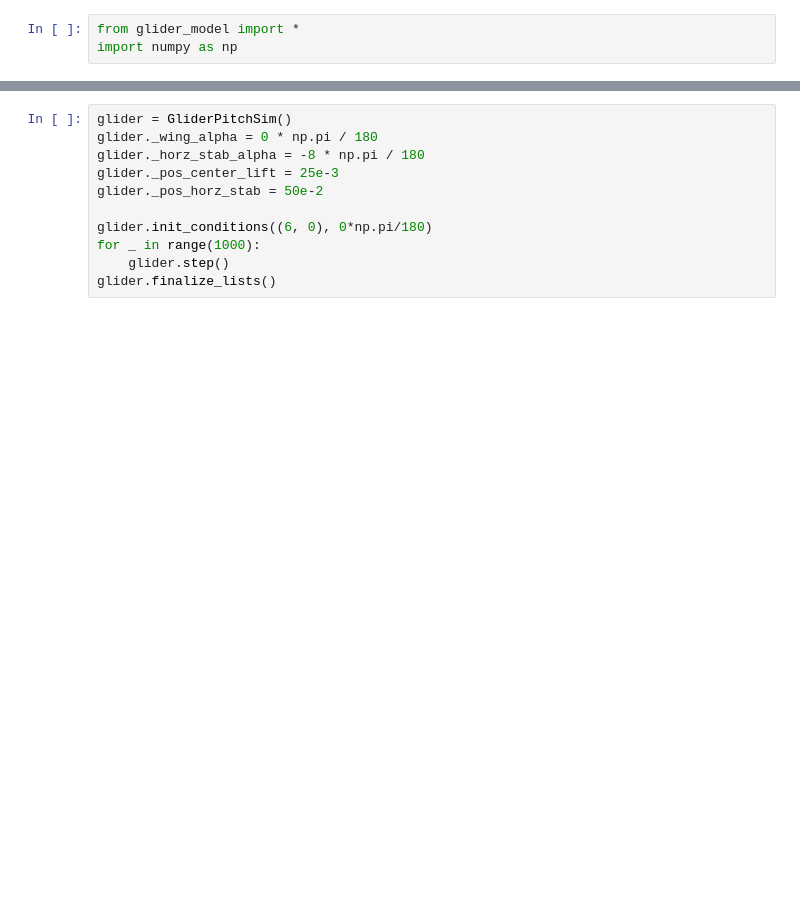
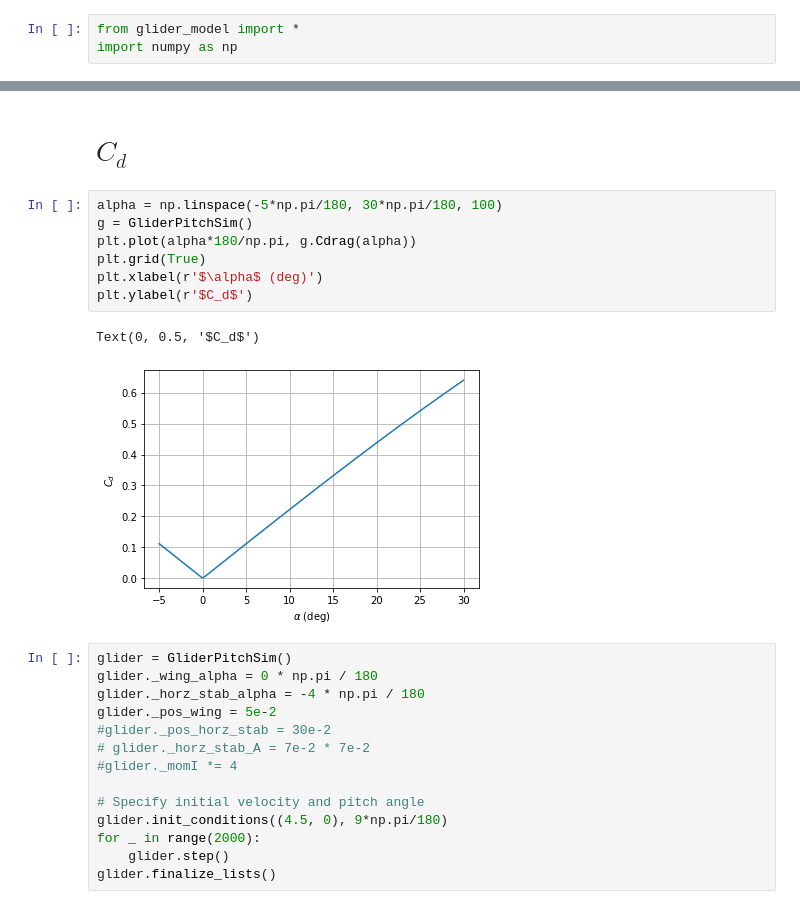
Before and after one commit to mikessut/glider_sim, a Jupyter notebook: RunSim.ipynb, the cells around one changed output, grey strips where cells are left out. Cells and saved outputs as stored; diff of their text form; blank space fills up the shorter version.

```diff
--- a/RunSim.ipynb
+++ b/RunSim.ipynb
@@ -4,12 +16,27 @@ import numpy as np
+# %% [markdown]
+# $C_d$
+# %%
+alpha = np.linspace(-5*np.pi/180, 30*np.pi/180, 100)
+g = GliderPitchSim()
+plt.plot(alpha*180/np.pi, g.Cdrag(alpha))
+plt.grid(True)
+plt.xlabel(r'$\alpha$ (deg)')
+plt.ylabel(r'$C_d$')
+# %% [output]
+Text(0, 0.5, '$C_d$')
+[figure, added]
 # %%
 glider = GliderPitchSim()
 glider._wing_alpha = 0 * np.pi / 180
-glider._horz_stab_alpha = -8 * np.pi / 180
-glider._pos_center_lift = 25e-3
-glider._pos_horz_stab = 50e-2
+glider._horz_stab_alpha = -4 * np.pi / 180
+glider._pos_wing = 5e-2
+#glider._pos_horz_stab = 30e-2
+# glider._horz_stab_A = 7e-2 * 7e-2
+#glider._momI *= 4
 
-glider.init_conditions((6, 0), 0*np.pi/180)
-for _ in range(1000):
+# Specify initial velocity and pitch angle
+glider.init_conditions((4.5, 0), 9*np.pi/180)
+for _ in range(2000):
     glider.step()
 glider.finalize_lists()
 # %%
```
Also changed, not shown: parts of 7 cells of this notebook, 1 other file.
